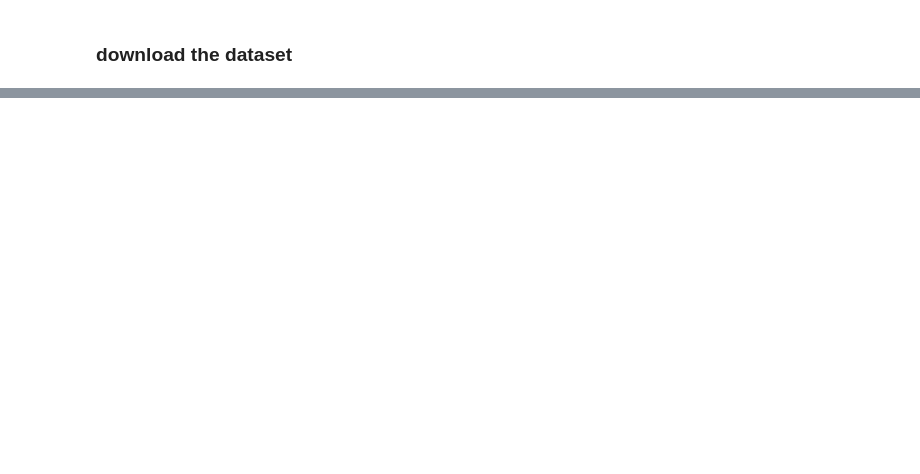
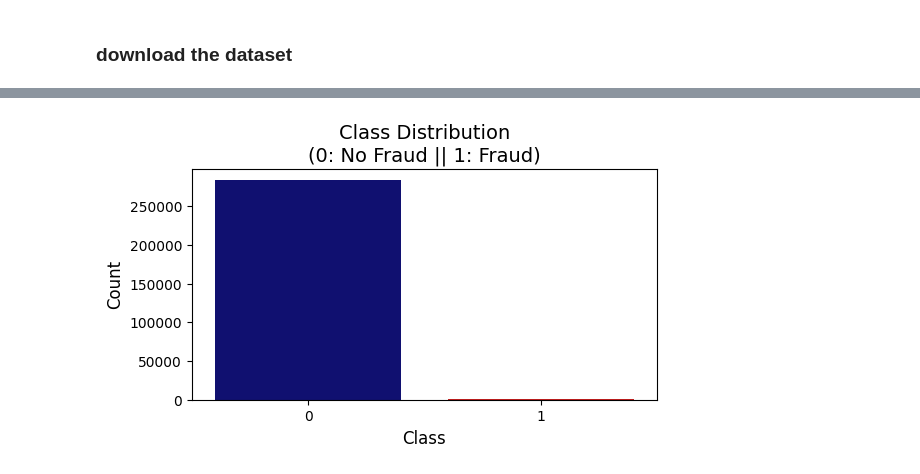
Before and after one commit to yezergmorales/credit-fraud-detector, a Jupyter notebook: dev/credit_fraud_detection.ipynb, the cells around one changed output, grey strips where cells are left out. Saved outputs shown, nothing was run; the diff lists cells and outputs as text; code cells hidden in the pictures; blank space fills up the shorter version.

```diff
--- a/dev/credit_fraud_detection.ipynb
+++ b/dev/credit_fraud_detection.ipynb
@@ -45,0 +69,4 @@ print("Path to dataset files:", path)
+# %%
+df = pd.read_csv(f"{path}/creditcard.csv")
+print("df.shape", df.shape)
+df.head()
@@ -45,0 +117,11 @@ print("Path to dataset files:", path)
+# %%
+# Plot class distribution
+plt.figure(figsize=(6, 3))
+colors = ["#000080", "#DF0101"]  # Dark blue for non-fraud, Red for fraud
+sns.countplot(x='Class', data=df, palette=colors)
+plt.title('Class Distribution\n(0: No Fraud || 1: Fraud)', fontsize=14)
+plt.xlabel('Class', fontsize=12)
+plt.ylabel('Count', fontsize=12)
+plt.show()
+# %% [output]
+[figure, added]
```
Also changed, not shown: parts of 22 cells of this notebook, 3 other files.
